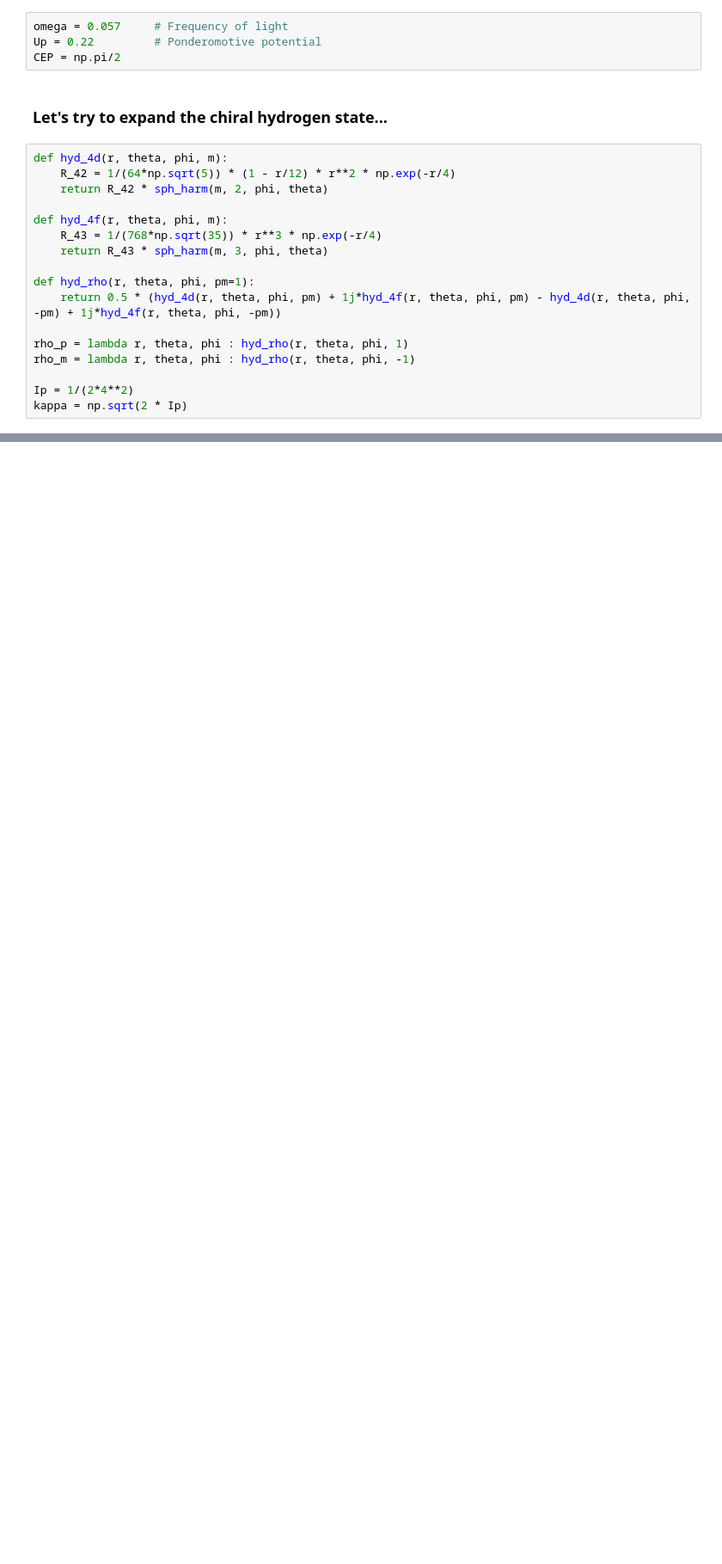
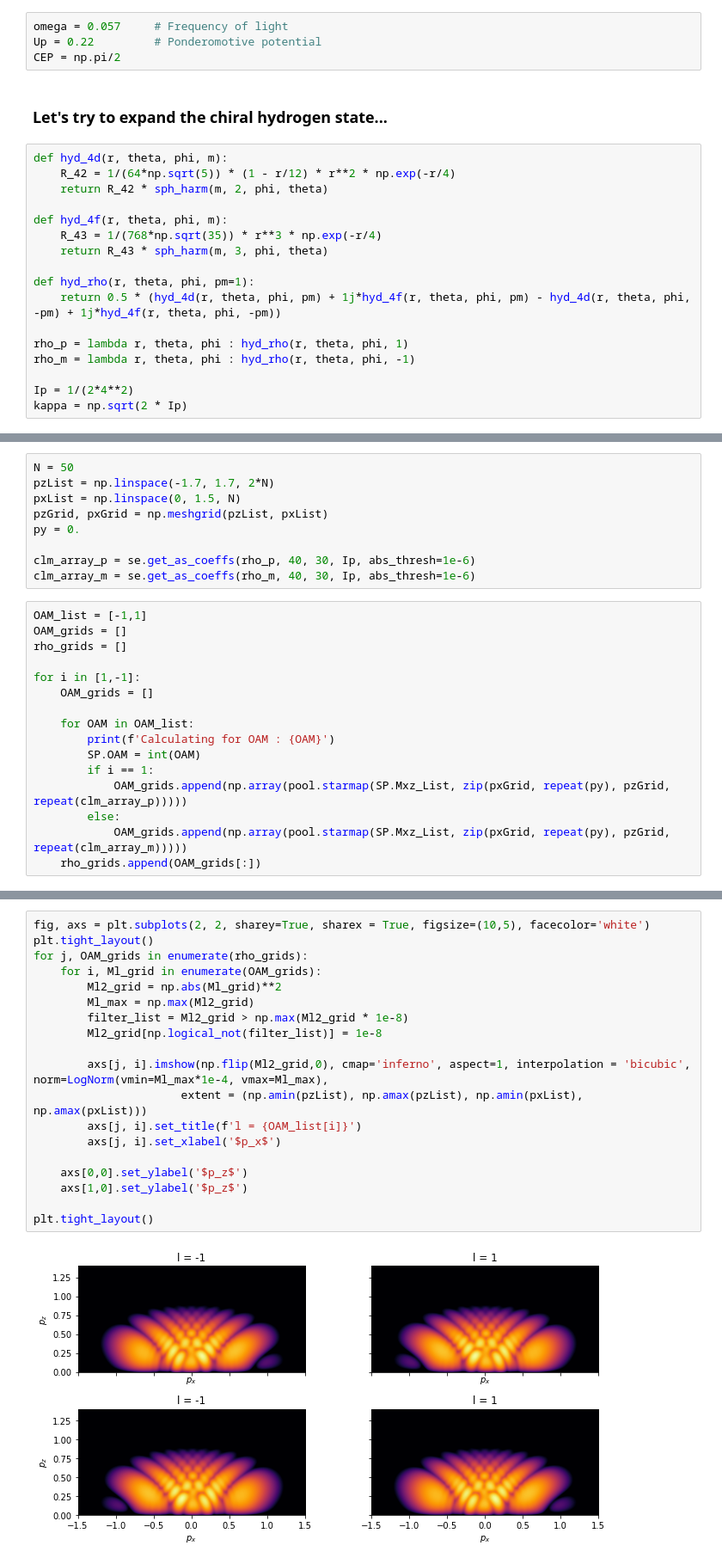
Before and after one commit to EmilHansen1/SFA_OAM_Linear, a Jupyter notebook: chiral_hydrogen.ipynb, the cells around one changed output, grey strips where cells are left out. Shown at 86% size. Saved outputs shown, nothing was run; the diff lists cells and outputs as text; blank space fills up the shorter version.

```diff
--- a/chiral_hydrogen.ipynb
+++ b/chiral_hydrogen.ipynb
@@ -84,0 +130,25 @@ plt.tight_layout()
+# %%
+N = 50
+pzList = np.linspace(-1.7, 1.7, 2*N)
+pxList = np.linspace(0, 1.5, N)
+pzGrid, pxGrid = np.meshgrid(pzList, pxList)
+py = 0.
+
+clm_array_p = se.get_as_coeffs(rho_p, 40, 30, Ip, abs_thresh=1e-6)
+clm_array_m = se.get_as_coeffs(rho_m, 40, 30, Ip, abs_thresh=1e-6)
+# %%
+OAM_list = [-1,1]
+OAM_grids = []
+rho_grids = []
+
+for i in [1,-1]:
+    OAM_grids = []
+
+    for OAM in OAM_list:
+        print(f'Calculating for OAM : {OAM}')
+        SP.OAM = int(OAM)
+        if i == 1:
+            OAM_grids.append(np.array(pool.starmap(SP.Mxz_List, zip(pxGrid, repeat(py), pzGrid, repeat(clm_array_p)))))
+        else:
+            OAM_grids.append(np.array(pool.starmap(SP.Mxz_List, zip(pxGrid, repeat(py), pzGrid, repeat(clm_array_m)))))
+    rho_grids.append(OAM_grids[:])
@@ -84,0 +160,21 @@ plt.tight_layout()
+# %%
+fig, axs = plt.subplots(2, 2, sharey=True, sharex = True, figsize=(10,5), facecolor='white')
+plt.tight_layout()
+for j, OAM_grids in enumerate(rho_grids):
+    for i, Ml_grid in enumerate(OAM_grids):
+        Ml2_grid = np.abs(Ml_grid)**2
+        Ml_max = np.max(Ml2_grid)
+        filter_list = Ml2_grid > np.max(Ml2_grid * 1e-8)
+        Ml2_grid[np.logical_not(filter_list)] = 1e-8
+
+        axs[j, i].imshow(np.flip(Ml2_grid,0), cmap='inferno', aspect=1, interpolation = 'bicubic', norm=LogNorm(vmin=Ml_max*1e-4, vmax=Ml_max),
+                      extent = (np.amin(pzList), np.amax(pzList), np.amin(pxList), np.amax(pxList)))
+        axs[j, i].set_title(f'l = {OAM_list[i]}')
+        axs[j, i].set_xlabel('$p_x$')
+
+    axs[0,0].set_ylabel('$p_z$')
+    axs[1,0].set_ylabel('$p_z$')
+
+plt.tight_layout()
+# %% [output]
+[figure, added]
```
Also changed, not shown: parts of 12 cells of this notebook.
